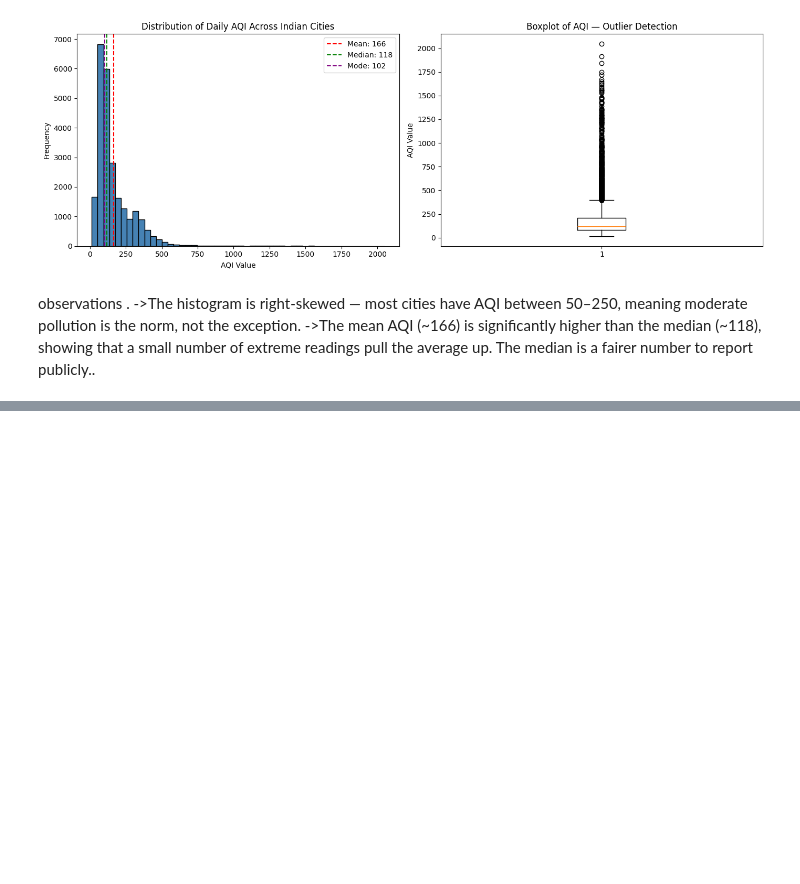
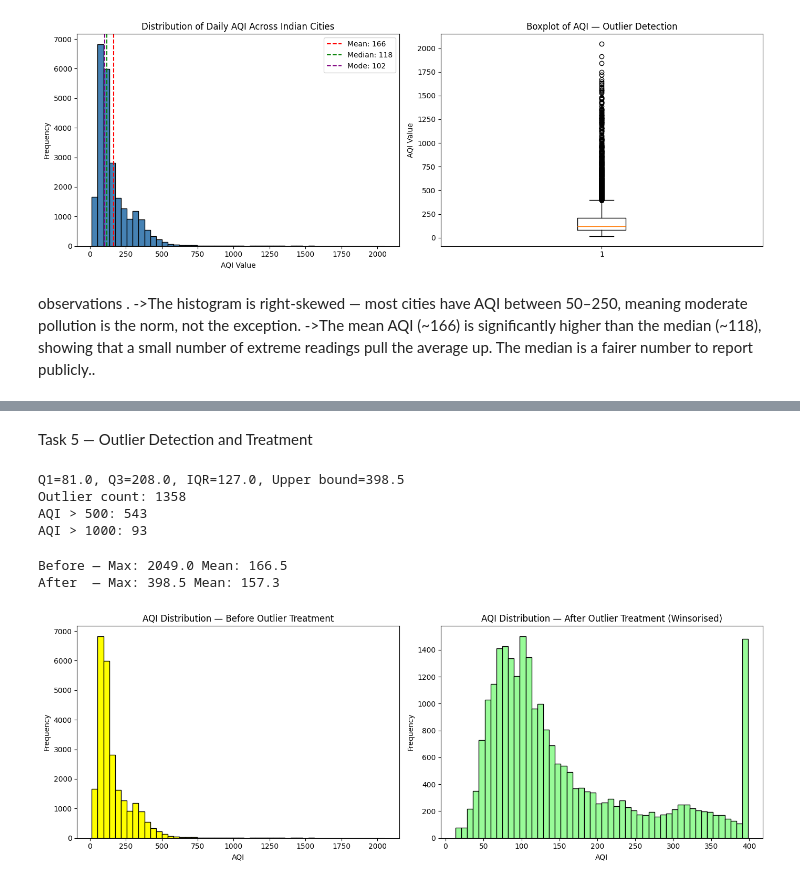
Before and after one commit to jelza04/ML-lab-2547123, a Jupyter notebook: lab1/lab1.ipynb, the cells around one changed output, grey strips where cells are left out. Cells and saved outputs as stored; diff of their text form; code cells hidden in the pictures; blank space fills up the shorter version.

```diff
--- a/lab1/lab1.ipynb
+++ b/lab1/lab1.ipynb
@@ -190,0 +213,53 @@ observations  .
+# %% [markdown]
+Task 5 — Outlier Detection and Treatment
+# %%
+#Finding high AQI values, treating them, and proving the data is cleaner
+
+#Step 1 — Detect using IQR method:
+Q1 = city['AQI'].quantile(0.25)
+Q3 = city['AQI'].quantile(0.75)
+IQR = Q3 - Q1
+upper_bound = Q3 + 1.5 * IQR
+
+print(f"Q1={Q1}, Q3={Q3}, IQR={IQR}, Upper bound={upper_bound}")
+outliers = city[city['AQI'] > upper_bound]
+print(f"Outlier count: {len(outliers)}")
+print(f"AQI > 500: {(city['AQI'] > 500).sum()}")
+print(f"AQI > 1000: {(city['AQI'] > 1000).sum()}")
+# %% [output]
+Q1=81.0, Q3=208.0, IQR=127.0, Upper bound=398.5
+Outlier count: 1358
+AQI > 500: 543
+AQI > 1000: 93
+# %%
+# Step 2 — Cap (Winsorise) instead of deleting:
+# Store original for comparison
+aqi_before = city['AQI'].copy()
+
+# Cap at upper fence (Winsorisation — preserves row count)
+city['AQI'] = city['AQI'].clip(upper=upper_bound)
+
+print("Before — Max:", aqi_before.max(), "Mean:", aqi_before.mean().round(1))
+print("After  — Max:", city['AQI'].max(), "Mean:", city['AQI'].mean().round(1))
+# %% [output]
+Before — Max: 2049.0 Mean: 166.5
+After  — Max: 398.5 Mean: 157.3
+# %%
+#Step 3 — Visual before/after
+
+fig, axes = plt.subplots(1, 2, figsize=(14, 5))
+
+axes[0].hist(aqi_before.dropna(), bins=50, color='yellow', edgecolor='black')
+axes[0].set_title('AQI Distribution — Before Outlier Treatment')
+axes[0].set_xlabel('AQI')
+axes[0].set_ylabel('Frequency')
+
+axes[1].hist(city['AQI'].dropna(), bins=50, color='palegreen', edgecolor='black')
+axes[1].set_title('AQI Distribution — After Outlier Treatment (Winsorised)')
+axes[1].set_xlabel('AQI')
+axes[1].set_ylabel('Frequency')
+
+plt.tight_layout()
+plt.show()
+# %% [output]
+[figure, added]
```
Also changed, not shown: parts of 27 cells of this notebook, 4 other files.
